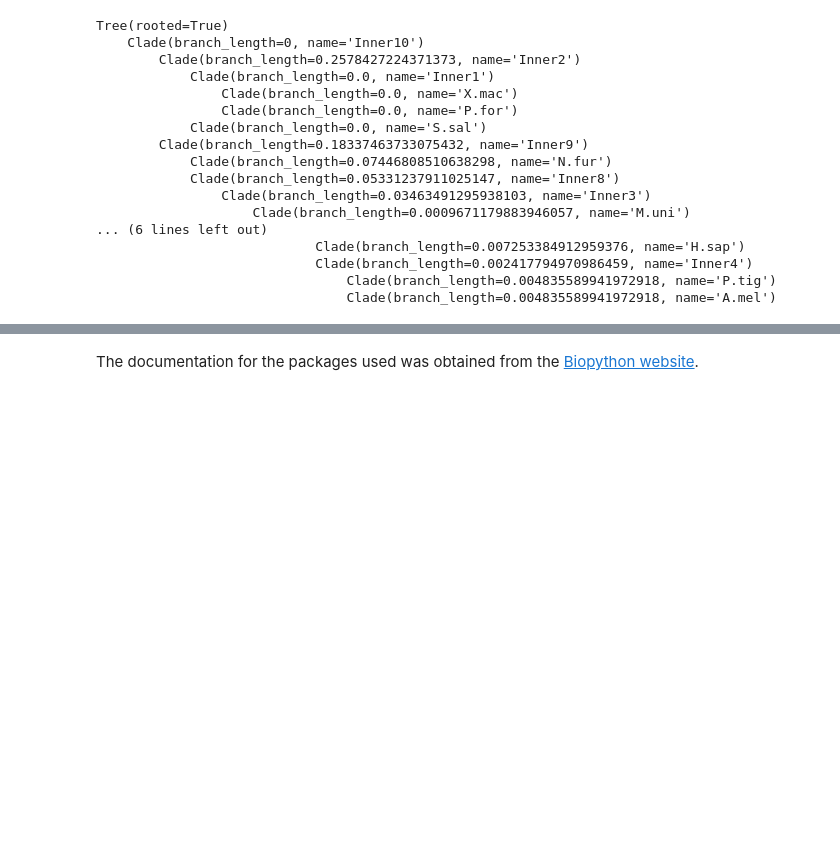
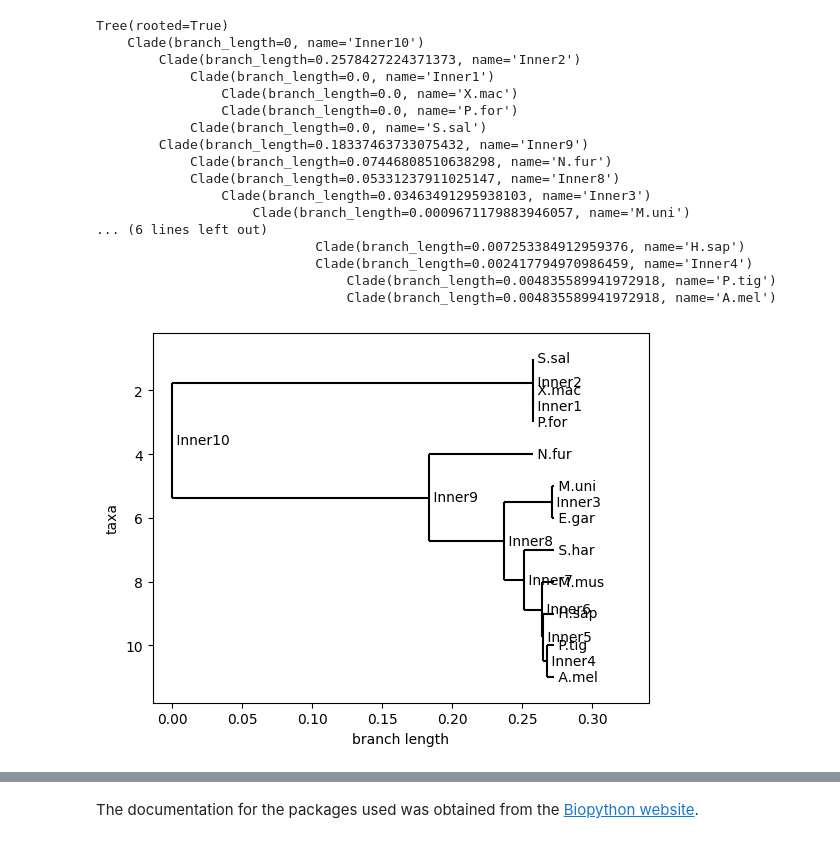
Before and after one commit to NikitaArya17/sequence-alignment-in-biopython, a Jupyter notebook: phylogenetic-analysis/phylogenetic_analysis.ipynb, the cells around one changed output, grey strips where cells are left out. Cells and saved outputs as stored; diff of their text form; code cells hidden in the pictures; blank space fills up the shorter version.

```diff
--- a/phylogenetic-analysis/phylogenetic_analysis.ipynb
+++ b/phylogenetic-analysis/phylogenetic_analysis.ipynb
@@ -130,3 +132,10 @@ Tree(rooted=True)
                             Clade(branch_length=0.002417794970986459, name='Inner4')
                                 Clade(branch_length=0.004835589941972918, name='P.tig')
                                 Clade(branch_length=0.004835589941972918, name='A.mel')
+# %%
+# To visualise a tree using the draw() method
+
+custom_mat_upgma.ladderize()
+Phylo.draw(custom_mat_upgma)
+# %% [output]
+[figure, added]
```
Also changed, not shown: parts of 5 cells of this notebook.
